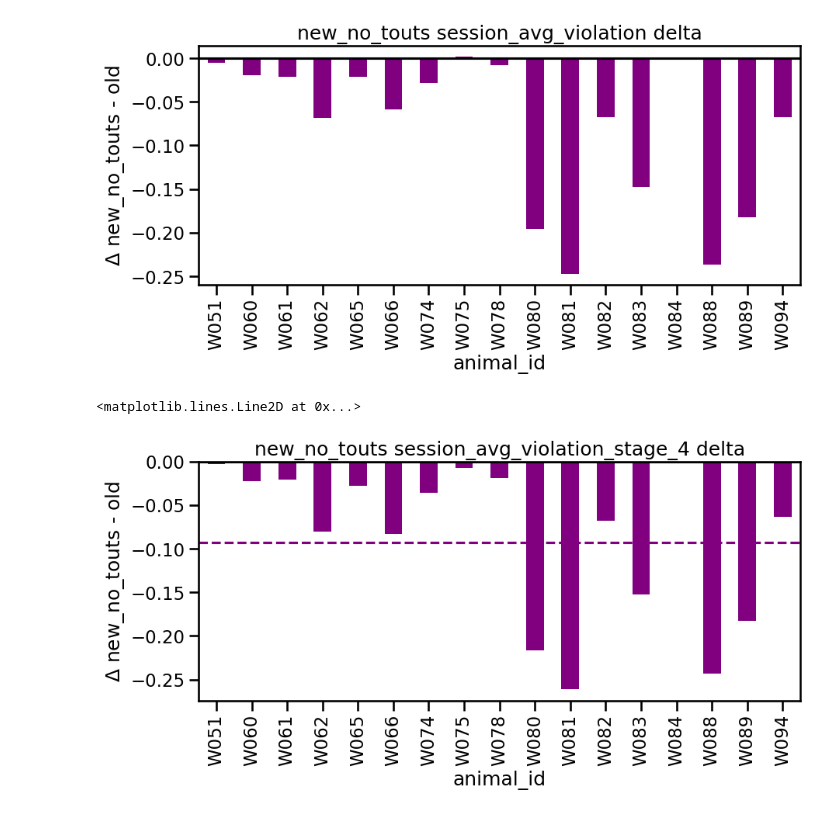
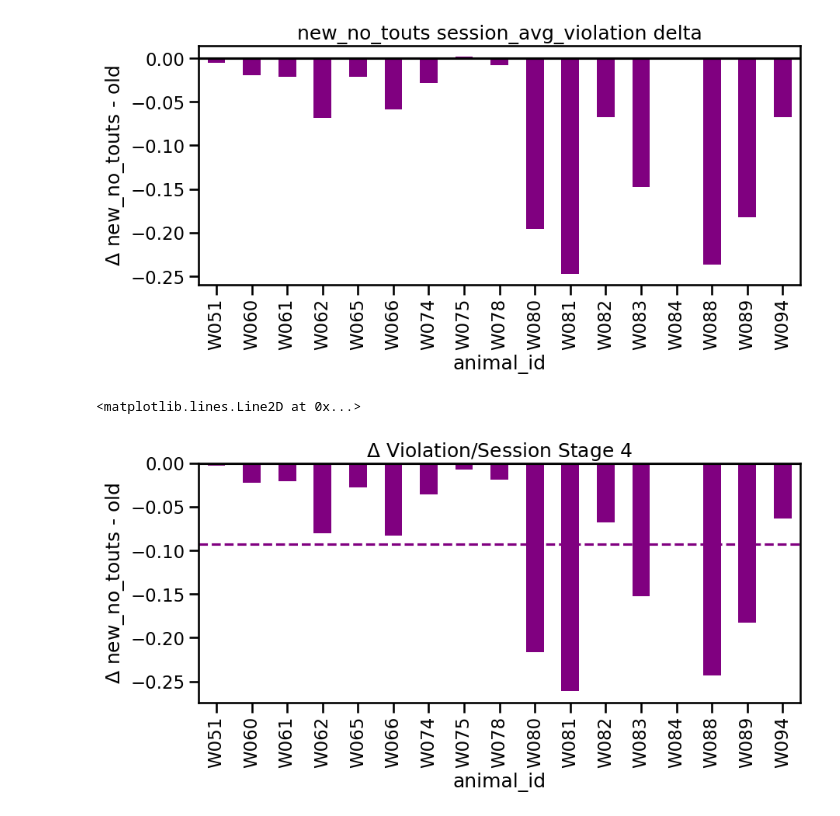
Before and after one commit to jess-breda/violations-multinomial, a Jupyter notebook: notebooks/2024_01_31_dataset_alignment.ipynb, the cells around one changed output. Cells and saved outputs as stored; diff of their text form; code cells hidden in the pictures.

```diff
--- a/notebooks/2024_01_31_dataset_alignment.ipynb
+++ b/notebooks/2024_01_31_dataset_alignment.ipynb
@@ -72,12 +78,17 @@ dd = summary.compute_and_plot_delta(
 # %%
 fig, ax = plt.subplots(figsize=(10, 4))
 dd = summary.compute_and_plot_delta(
-    "new_no_touts", "old", "session_avg_violation_stage_4", ax=ax, color="purple"
+    "new_no_touts",
+    "old",
+    "session_avg_violation_stage_4",
+    ax=ax,
+    color="purple",
+    title="$\Delta$ Violation/Session Stage 4",
 )
 
 ax.axhline(
     dd.delta_session_avg_violation_stage_4.mean(), color="purple", linestyle="--"
 )
 # %% [output]
 <matplotlib.lines.Line2D at 0x...>
-[figure, old version]
+[figure, new version]
```
Also changed, not shown: parts of 3 cells of this notebook, 4 other files.
